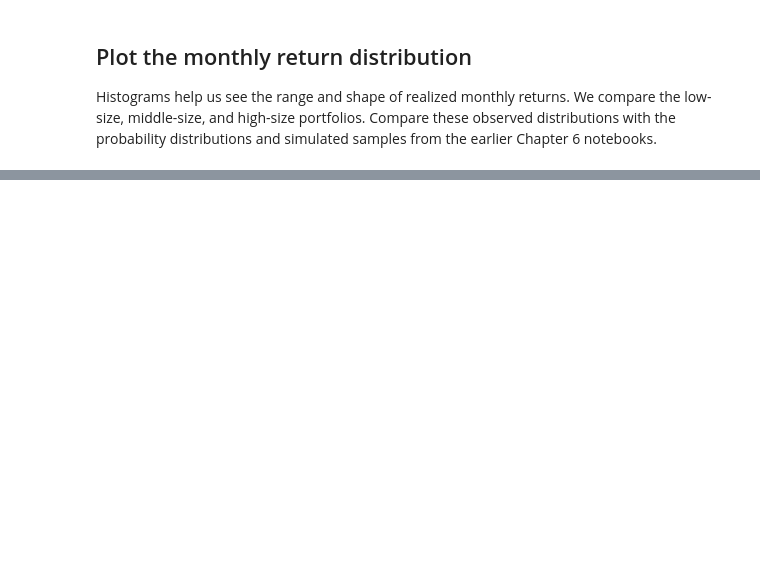
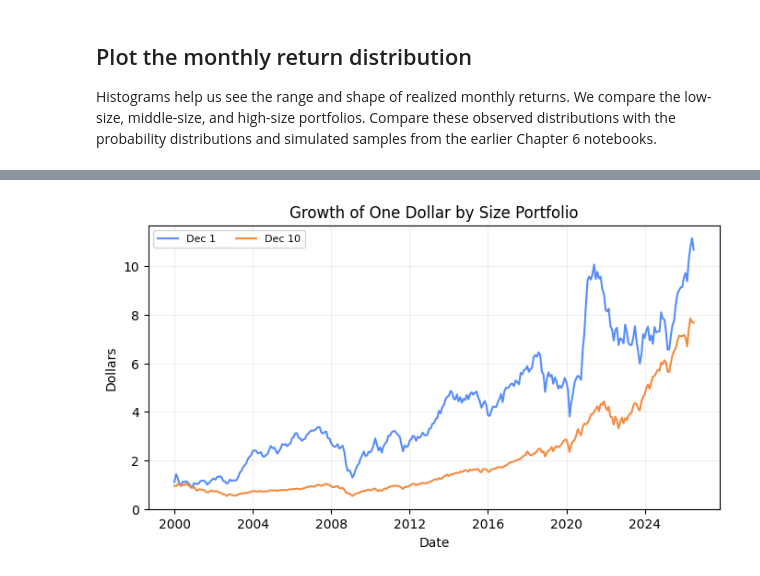
Before and after one commit to boyerb/Investments, a Jupyter notebook: Ex06-Ken French_Portfolio_Returns.ipynb, the cells around one changed output, grey strips where cells are left out. Saved outputs shown, nothing was run; the diff lists cells and outputs as text; code cells hidden in the pictures; blank space fills up the shorter version.

```diff
--- a/Ex06-Ken French_Portfolio_Returns.ipynb
+++ b/Ex06-Ken French_Portfolio_Returns.ipynb
@@ -169,26 +231,28 @@ This plot we create shows realized compound growth for decile 1 and decile 10 po
 # %%
 selected_portfolios = ['Dec 1', 'Dec 10']
-momentum_returns = momentum_portfolios.loc['2000-01-01':, selected_portfolios]
-cumulative_wealth = (1 + momentum_returns).cumprod()
+size_returns = portfolio_returns.loc['2000-01-01':, selected_portfolios]
+cumulative_wealth = (1 + size_returns).cumprod()
 
 fig, ax = plt.subplots(figsize=(8, 4))
 
 ax.plot(
     cumulative_wealth.index.to_timestamp(),
     cumulative_wealth
 )
-ax.set_title('Growth of One Dollar by Momentum Portfolio')
+ax.set_title('Growth of One Dollar by Size Portfolio')
 ax.set_xlabel('Date')
 ax.set_ylabel('Dollars')
 
 
 # Linear y-axis with comma-formatted values
 ax.yaxis.set_major_formatter(StrMethodFormatter('{x:,.0f}'))
 
-ax.legend(momentum_returns.columns, ncol=3, fontsize=8)
+ax.legend(size_returns.columns, ncol=3, fontsize=8)
 ax.grid(alpha=0.3)
 
 plt.show()
+# %% [output]
+[figure, added]
 # %% [markdown]
 ## Try it
 Here are some additional exercises to practice the `load_ken_french_data()` function.
```
Also changed, not shown: parts of 12 cells of this notebook, 1 other file.
